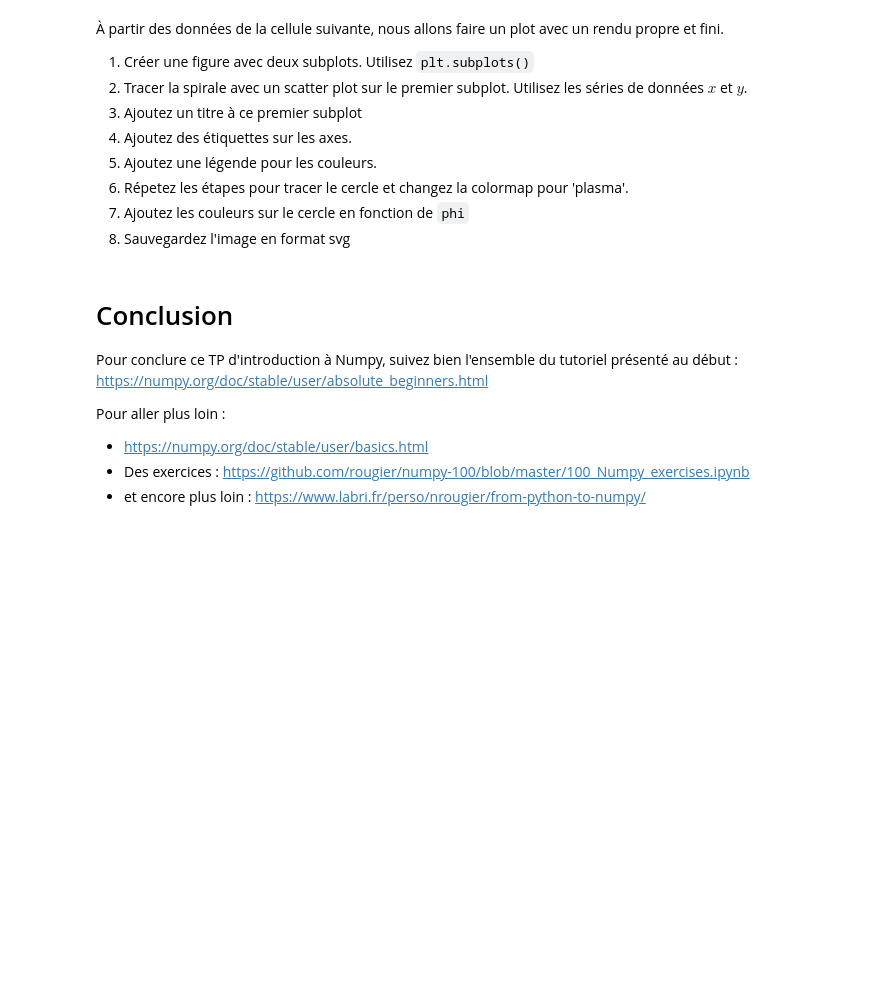
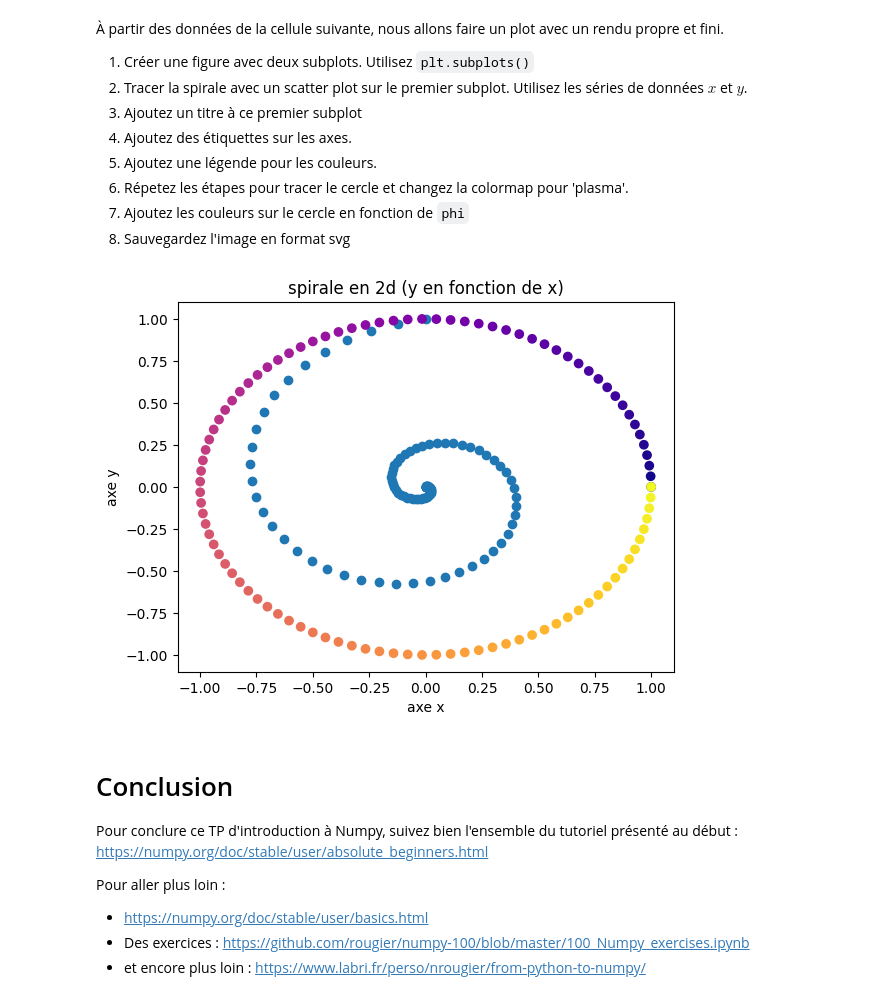
Before and after one commit to EspiIon/M8, a Jupyter notebook: TP_01-etu.ipynb, the cells around one changed output. Drawn from its saved outputs; the diff is of its cells as text; code cells hidden in the pictures; blank space fills up the shorter version.

```diff
--- a/TP_01-etu.ipynb
+++ b/TP_01-etu.ipynb
@@ -255,13 +269,25 @@ a = np.random.randn(1000)
 # %%
 theta = np.linspace(0, 4 * np.pi, 100)
 z = np.linspace(0, 1, 100)
 r = z**2
 x = r * np.sin(theta)
 y = r * np.cos(theta)
 
 phi = np.linspace(0, 2 * np.pi, 100)
 x_circle = np.cos(phi)
 y_circle = np.sin(phi)
+
+plt.subplot()
+plt.scatter(x, y)
+plt.title('spirale en 2d (y en fonction de x)')
+plt.xlabel('axe x')
+plt.ylabel('axe y')
+
+plt.subplot()
+plt.scatter(x_circle, y_circle,c=phi,cmap='plasma')
+plt.savefig("Cercle_spirale_TD1.svg", format="svg")
+# %% [output]
+[figure, added]
 # %% [markdown]
 # Conclusion
 
```
Also changed, not shown: parts of 11 cells of this notebook.
